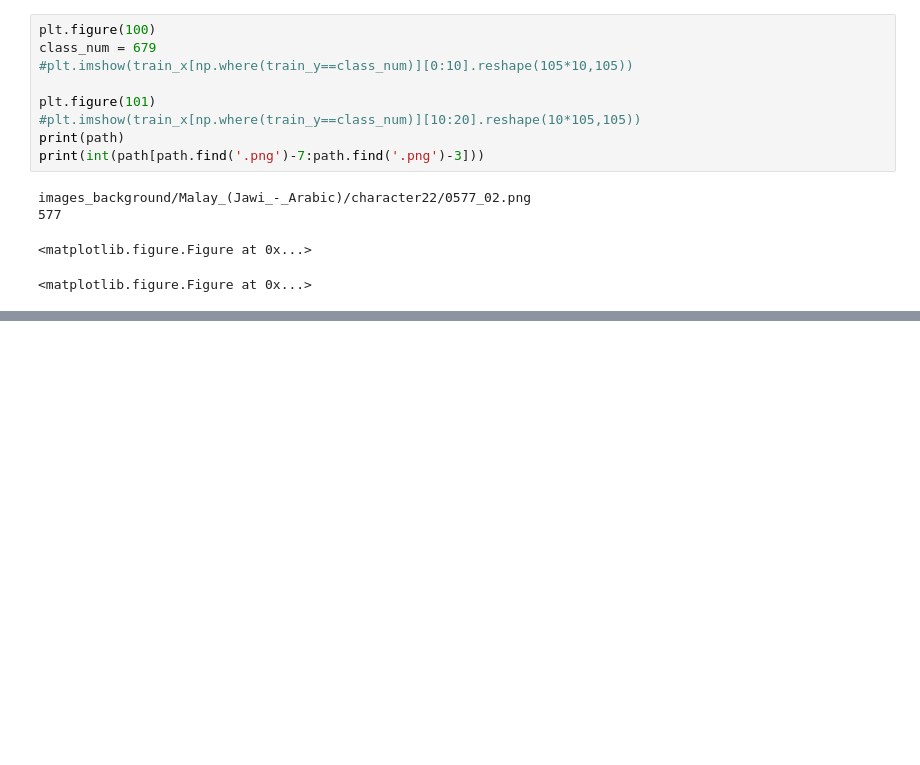
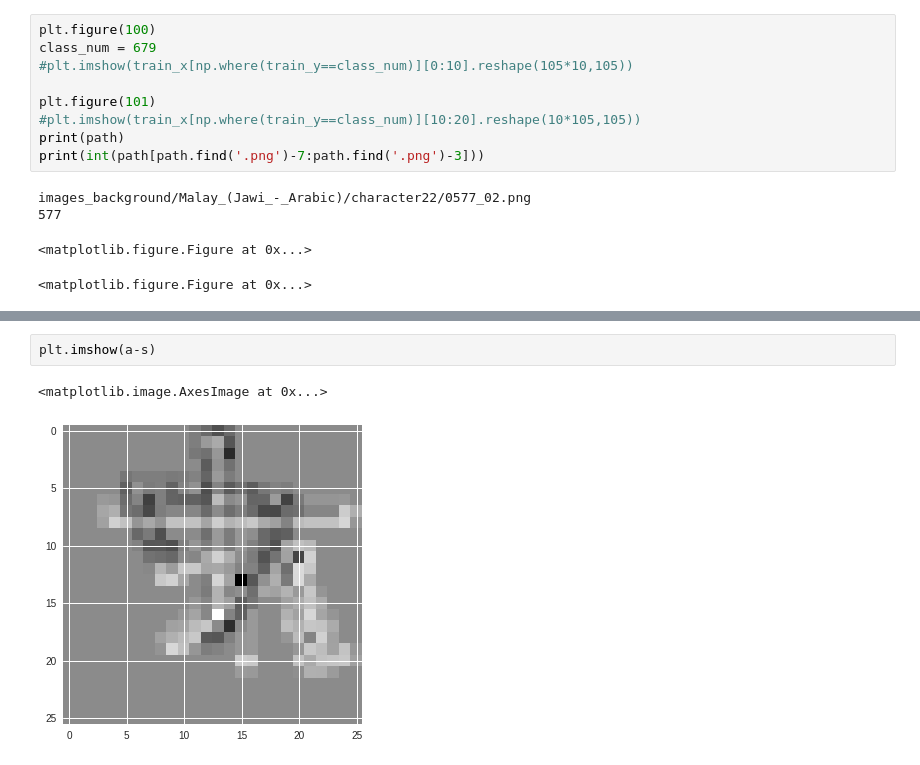
Before and after one commit to yunusemrecatalcam/one-shot_learning_omniglot, a Jupyter notebook: one_shot.ipynb, the cells around one changed output, grey strips where cells are left out. Cells and saved outputs as stored; diff of their text form; blank space fills up the shorter version.

```diff
--- a/one_shot.ipynb
+++ b/one_shot.ipynb
@@ -136,0 +154,5 @@ plt.imshow(train_x[10900,:,:,:].reshape(train_x.shape[1],train_x.shape[2]))
+# %%
+plt.imshow(a-s)
+# %% [output]
+<matplotlib.image.AxesImage at 0x...>
+[figure, added]
```
Also changed, not shown: parts of 8 cells of this notebook.
